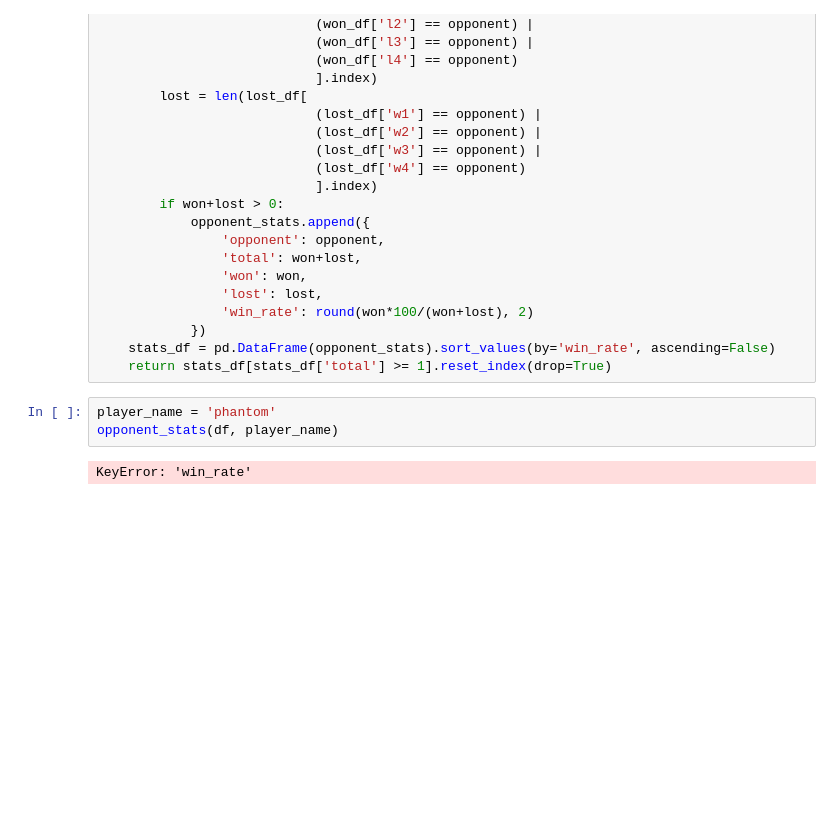
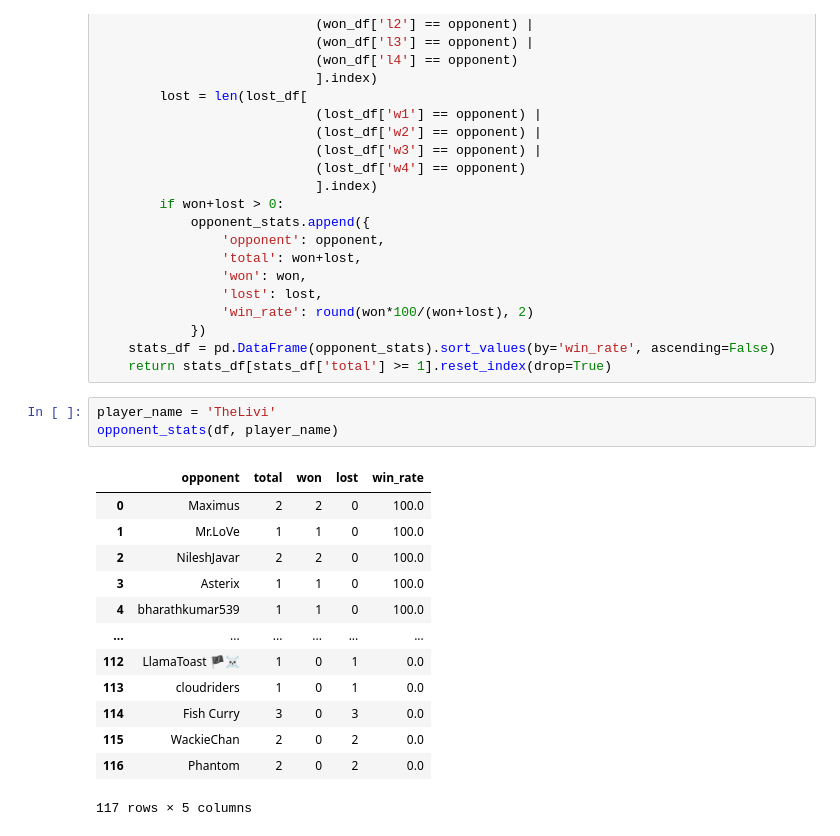
Before and after one commit to t-thirupathi/aoe2-bombay-stats, a Jupyter notebook: teammate opponent stats.ipynb, the cells around one changed output. Drawn from its saved outputs; the diff is of its cells as text; blank space fills up the shorter version.

```diff
--- a/teammate opponent stats.ipynb
+++ b/teammate opponent stats.ipynb
@@ -83,10 +83,22 @@ def opponent_stats(df, player):
     stats_df = pd.DataFrame(opponent_stats).sort_values(by='win_rate', ascending=False)
     return stats_df[stats_df['total'] >= 1].reset_index(drop=True)
 # %%
-player_name = 'phantom'
+player_name = 'TheLivi'
 opponent_stats(df, player_name)
 # %% [output]
+|  | opponent | total | won | lost | win_rate |
+| 0 | Maximus | 2 | 2 | 0 | 100.0 |
+| 1 | Mr.LoVe | 1 | 1 | 0 | 100.0 |
+| 2 | NileshJavar | 2 | 2 | 0 | 100.0 |
+| 3 | Asterix | 1 | 1 | 0 | 100.0 |
+| 4 | bharathkumar539 | 1 | 1 | 0 | 100.0 |
+| ... | ... | ... | ... | ... | ... |
+| 112 | LlamaToast 🏴☠ | 1 | 0 | 1 | 0.0 |
+| 113 | cloudriders | 1 | 0 | 1 | 0.0 |
+| 114 | Fish Curry | 3 | 0 | 3 | 0.0 |
+| 115 | WackieChan | 2 | 0 | 2 | 0.0 |
+| 116 | Phantom | 2 | 0 | 2 | 0.0 |
-KeyError: 'win_rate'
+117 rows × 5 columns
 # %%
 teammate_stats(df, player_name)
 # %% [output]
```
Also changed, not shown: parts of 2 cells of this notebook, 5 other files.
